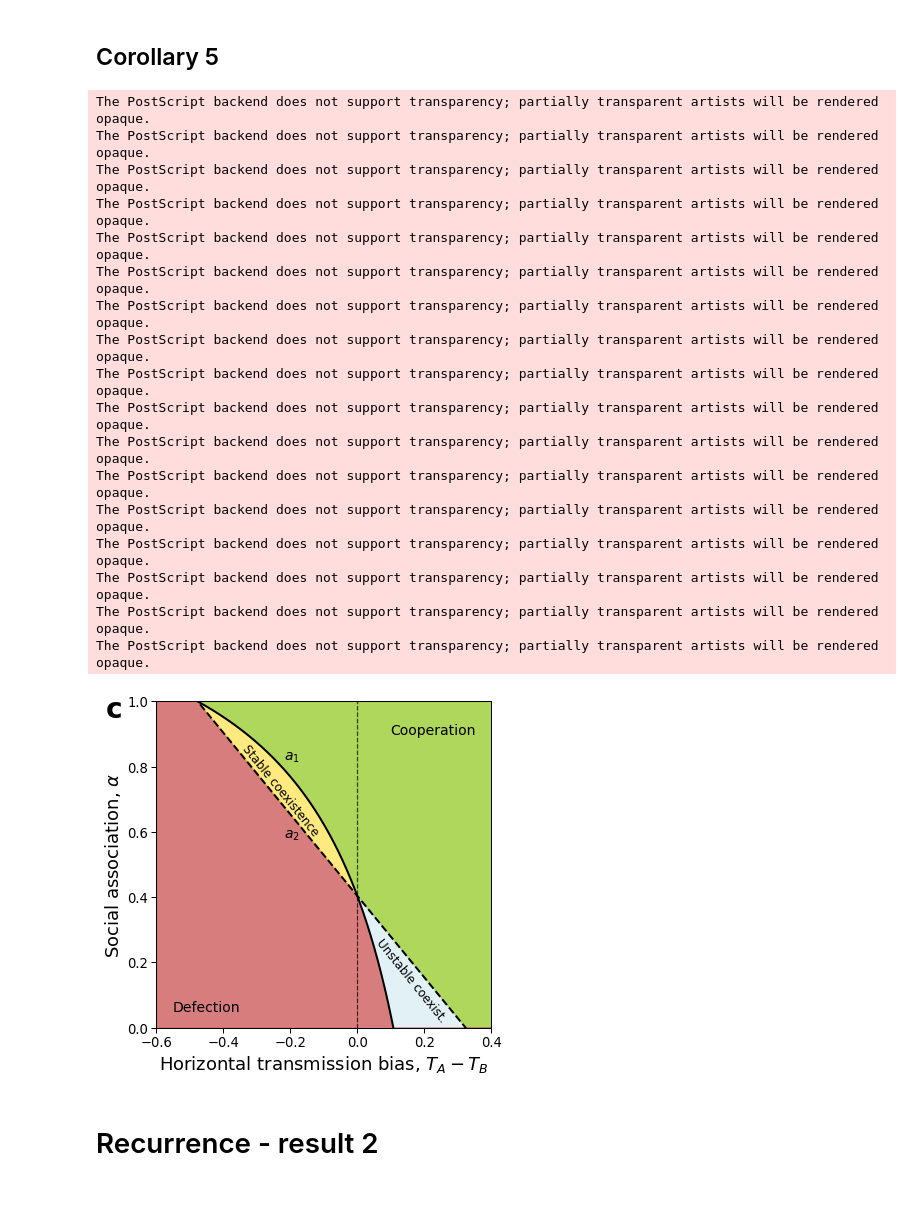
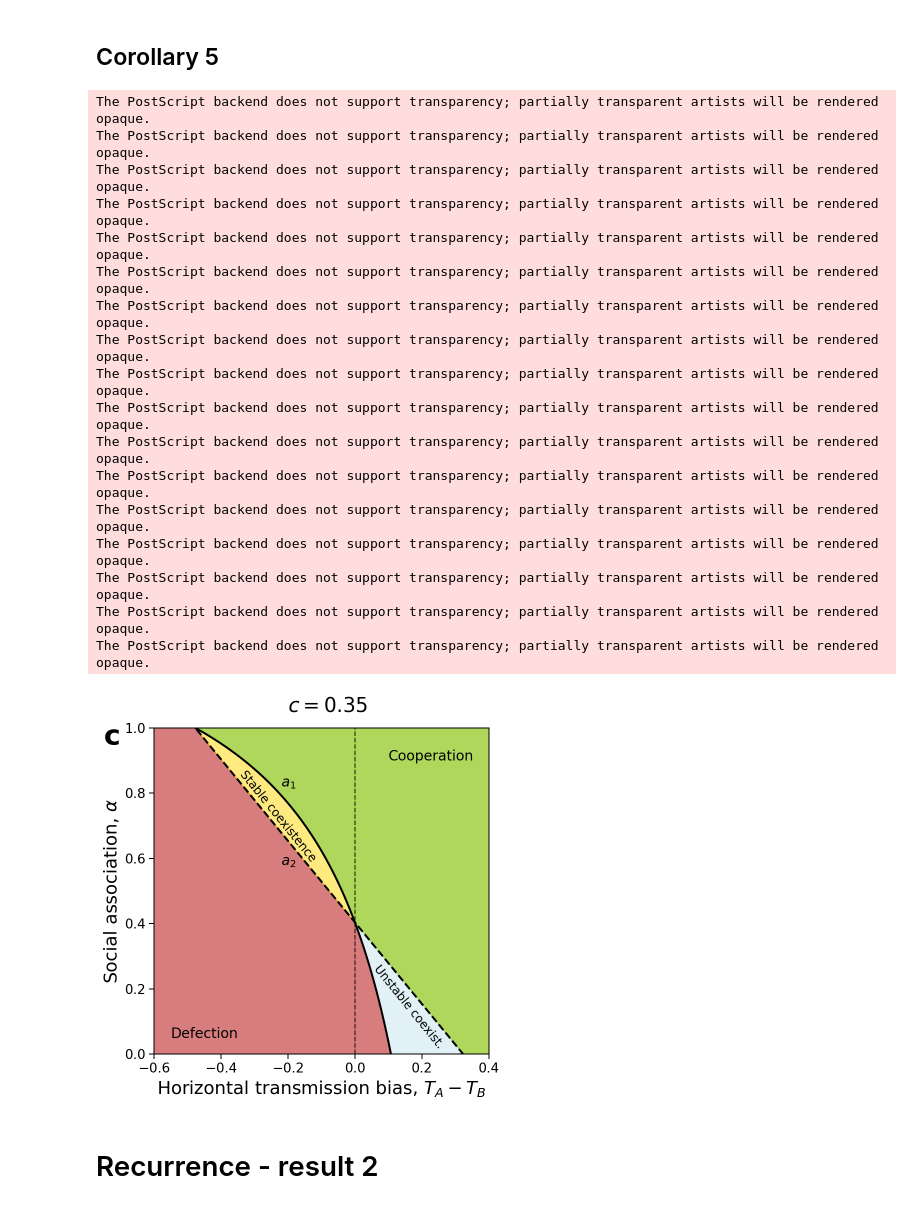
Before and after one commit to yoavram-lab/CulturalCooperation, a Jupyter notebook: ms/figures.ipynb, the cells around one changed output. Saved outputs shown, nothing was run; the diff lists cells and outputs as text; code cells hidden in the pictures.

```diff
--- a/ms/figures.ipynb
+++ b/ms/figures.ipynb
@@ -140,34 +142,36 @@ ax.text(0.05, 0.018, r'Unstable coexist.', fontdict=dict(fontsize=12), rotation=
 ax.set(xlim=(ΔT.min(), ΔT.max()), ylim=(0, 1),
        xticks=np.linspace(ΔT.min(), ΔT.max(), 6),
 )
 ax.set_xlabel('Horizontal transmission bias, $T_A - T_B$', fontsize=18)
 ax.set_ylabel(r'Social association, $\alpha$', fontsize=18)
 
 ax.text(-0.22, 0.82, r'$a_1$', fontdict=fontdict)
 ax.text(-0.22, 0.58, r'$a_2$', fontdict=fontdict)
 ax.text(-0.75, 0.95, 'c', fontdict=dict(fontsize=28, weight='bold'))
+ax.text(-0.2, 1.05, '$c={}$'.format(c), fontdict=dict(fontsize=20))
+
 
 fig.savefig('Figures/Result2_alpha.pdf')
 fig.savefig('Figures/Result2_alpha.eps')
 # %% [output]
 The PostScript backend does not support transparency; partially transparent artists will be rendered opaque.
 The PostScript backend does not support transparency; partially transparent artists will be rendered opaque.
 The PostScript backend does not support transparency; partially transparent artists will be rendered opaque.
 The PostScript backend does not support transparency; partially transparent artists will be rendered opaque.
 The PostScript backend does not support transparency; partially transparent artists will be rendered opaque.
 The PostScript backend does not support transparency; partially transparent artists will be rendered opaque.
 The PostScript backend does not support transparency; partially transparent artists will be rendered opaque.
 The PostScript backend does not support transparency; partially transparent artists will be rendered opaque.
 The PostScript backend does not support transparency; partially transparent artists will be rendered opaque.
 The PostScript backend does not support transparency; partially transparent artists will be rendered opaque.
 The PostScript backend does not support transparency; partially transparent artists will be rendered opaque.
 The PostScript backend does not support transparency; partially transparent artists will be rendered opaque.
 The PostScript backend does not support transparency; partially transparent artists will be rendered opaque.
 The PostScript backend does not support transparency; partially transparent artists will be rendered opaque.
 The PostScript backend does not support transparency; partially transparent artists will be rendered opaque.
 The PostScript backend does not support transparency; partially transparent artists will be rendered opaque.
 The PostScript backend does not support transparency; partially transparent artists will be rendered opaque.
-[figure, old version]
+[figure, new version]
 # %% [markdown]
 # Recurrence - result 2
 # %%
```
Also changed, not shown: parts of 5 cells of this notebook, 10 other files.
